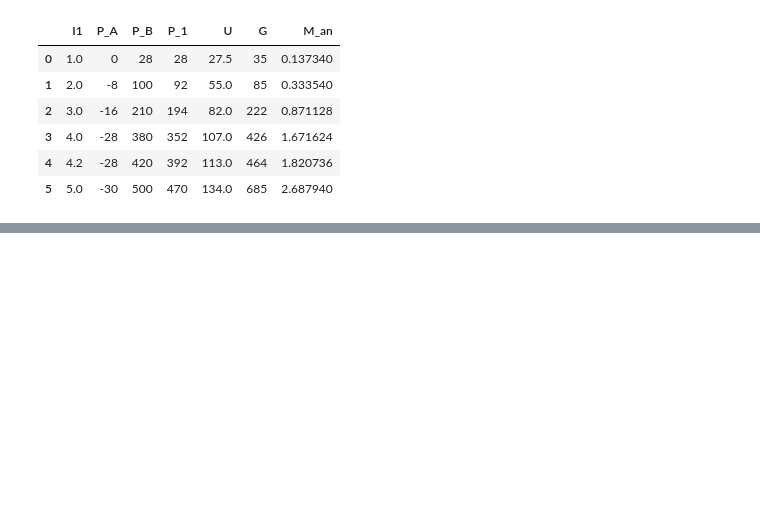
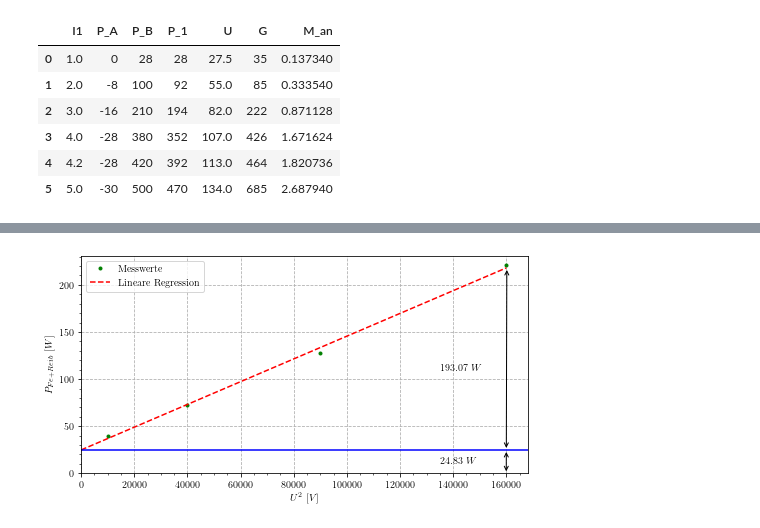
Before and after one commit to ayham291/PEM, a Jupyter notebook: ASM/ASM_Calculations.ipynb, the cells around one changed output, grey strips where cells are left out. Cells and saved outputs as stored; diff of their text form; code cells hidden in the pictures; blank space fills up the shorter version.

Commit message:
feat: add 5.4 diagram Trennung von R_Fe und R_Reib

```diff
--- a/ASM/ASM_Calculations.ipynb
+++ b/ASM/ASM_Calculations.ipynb
@@ -168,0 +171,17 @@ korrelation koeffizient - U:  0.9802427097922084
+# %%
+I_0=np.array([2.75,1.7,1.1,0.58])
+P_A=np.array([-440,-200,-70,-8])
+P_B=np.array([680,340,150,52])
+P_0=P_A+P_B
+U=np.array([400,300,200,100])
+U_pow2=U**2
+n_min=np.array([1493,1490,1485,1461])
+n_sec=n_min/60
+P_Cu=3*I_0*2.32
+P_FeReib=P_0-P_Cu
+data=[]
+
+for x in range(len(U)):
+    data.append([I_0[x],P_0[x],P_Cu[x],P_FeReib[x],U[x],n_min[x]])
+# pd.DataFrame([I_0,P_0,P_Cu,P_FeReib,U,n_min], columns=["I1","P_A","P_B","P_1","U","G"])
+pd.DataFrame(data, columns=["$I_0$","$P_0$","$P_{Cu}$","$$P_{Fe+Reib}$$","$U$","$$n[min]$$"])
@@ -168,0 +194,27 @@ korrelation koeffizient - U:  0.9802427097922084
+# %%
+z=np.polyfit(U_pow2,P_FeReib,1)
+p=np.poly1d(z)
+U_=np.linspace(0,160000,20)
+plt.figure(figsize=(8,4))
+plt.plot(U_pow2,P_FeReib, 'g.', label="Messwerte")
+plt.plot(U_,p(U_), 'r--', label="Lineare Regression")
+plt.axhline(y=p(0), color='b', linestyle='-')
+plt.annotate(f'${round(p(0), 2)}\ W$', xy=(max(U_)-25000, p(0)-15))
+plt.annotate(f'${round(max(p(U_))-p(0), 2)}\ W$', xy=(max(U_)-25000, max(p(U_))/2))
+plt.annotate("", xy=(max(U_)+max(p(U_)),max(p(U_))),xycoords='data',
+            xytext=(max(U_)+p(0), p(0)), textcoords='data',
+            arrowprops=dict(arrowstyle="<->", connectionstyle="arc3"))
+
+plt.annotate("", xy=(max(U_)+p(0),p(0)),xycoords='data',
+            xytext=(max(U_), 0), textcoords='data',
+            arrowprops=dict(arrowstyle="<->", connectionstyle="arc3"))
+plt.ylim(bottom=0)
+plt.xlim(left=0)
+plt.minorticks_on()
+plt.xlabel("$U^2 \ [V]$")
+plt.ylabel("$P_{Fe+Reib} \ [W]$")
+plt.grid(linestyle="--", which='major')
+plt.legend()
+plt.savefig("trennung_eisen_reib.pdf")
+# %% [output]
+[figure, added]
```
Also changed, not shown: parts of 5 cells of this notebook, 2 other files.
